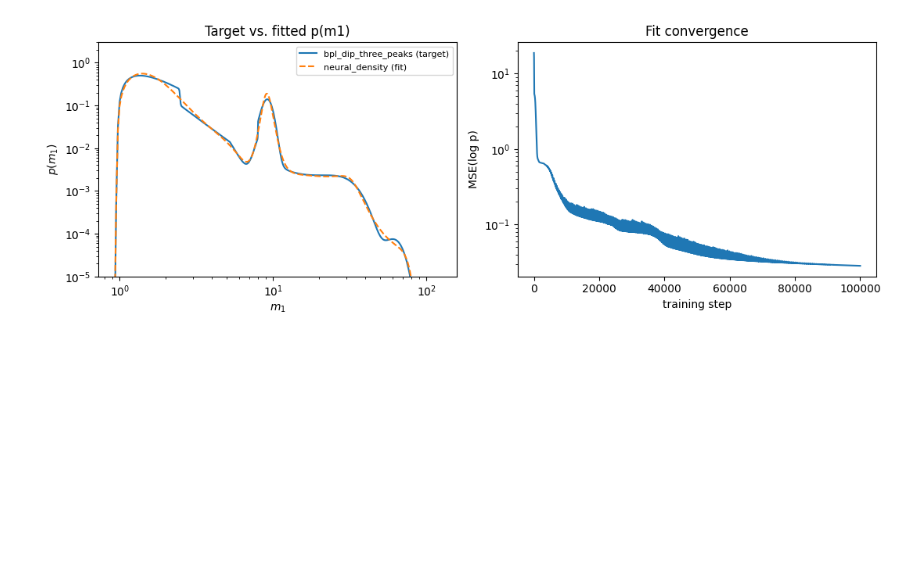
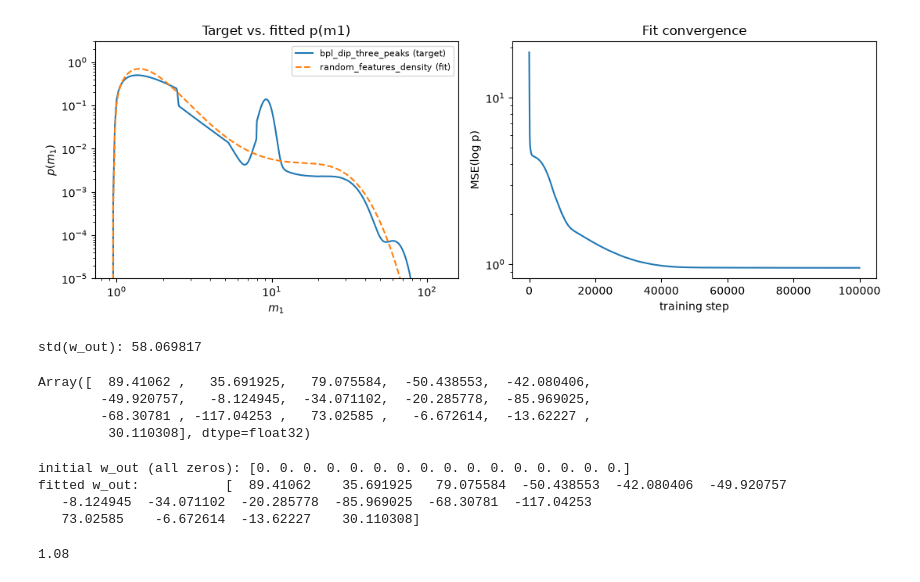
Before and after one commit to CosmoStatGW/CHIMERA, a Jupyter notebook: examples/nn.ipynb, the cells around one changed output. Cells and saved outputs as stored; diff of their text form; code cells hidden in the pictures; blank space fills up the shorter version.

```diff
--- a/examples/nn.ipynb
+++ b/examples/nn.ipynb
@@ -4,16 +4,16 @@ os.environ['CHIMERA_ENABLE_GPU'] = "True"
 sys.path.append(os.getcwd()+'/../')
 import jax.numpy as jnp
 import matplotlib.pyplot as plt
-from CHIMERA.population.mass.paired import neural_density
+from CHIMERA.population.mass.paired import random_features_density
 from CHIMERA.population.mass import p_m1m2, p_m1, pdf_joint_and_marg
 
 nn_config = dict(
-    hidden_size=8,
-    depth=2,
+    n_features=16,
+    feature_scale=1.0,
     input_size=1,
 )
 
-model = neural_density(**nn_config, alpha = 2.5,
+model = random_features_density(**nn_config,
                        m_low=0.9245569825399548,  m_high=124.20678928592034,
                       bottomsmooth=0.08456654031744229, topsmooth=0.07731696292920931)
 model
@@ -132,8 +126,18 @@ import matplotlib.pyplot as plt
 
 def fit_to_target_p_m1(target_model, base_model, n_grid=1000,
                         n_steps=5000, lr=3e-3, eps=1e-12, verbose=True):
-  """Fit `base_model`'s Ws/bs so p_m1(base_model, .) matches
+  """Fit `base_model.w_out` so p_m1(base_model, .) matches
   p_m1(target_model, .), by MSE regression in log-space.
+
+  NOTE: this cell is a diagnostic/expressiveness check only -- fitting
+  w_out against a target *parametric* shape like this is not how the
+  random-features model is meant to be used for actual population
+  inference. w_out is meant to be inferred directly inside the
+  hierarchical Bayesian fit (see priors["w_out"] in cell 1 above), with
+  no pretraining step and no dependence on an assumed target shape. This
+  cell instead answers a narrower question: how well can a K-feature
+  random basis approximate a *given* shape at all, as a sanity check on
+  `n_features` / `feature_scale` before using the model for inference.
 
   Log-space (rather than linear) is used because p(m1) spans several
   orders of magnitude (dip + peaks); a linear MSE would be dominated by
@@ -145,10 +149,10 @@ def fit_to_target_p_m1(target_model, base_model, n_grid=1000,
   ----------
   target_model : any CHIMERA paired mass model instance (e.g.
       `bpl_dip_three_peaks()`) whose p_m1 curve to reproduce.
-  base_model : a `neural_density` instance providing the architecture
-      and mass range to fit into, e.g.
-      `neural_density(hidden_size=4, depth=2, m_low=..., m_high=...)`.
-      Its current Ws/bs are just the optimizer's starting point.
+  base_model : a `random_features_density` instance providing the fixed
+      random basis (W_hidden/b_hidden) and mass range to fit into, e.g.
+      `random_features_density(n_features=16, m_low=..., m_high=...)`.
+      Its current w_out is just the optimizer's starting point.
   n_grid : number of log-spaced m1 points used for the regression.
   lr : peak learning rate. Adam uses a cosine decay from `lr` down to
       `0.01 * lr` over `n_steps`, rather than a fixed rate -- helps the
@@ -159,7 +163,7 @@ def fit_to_target_p_m1(target_model, base_model, n_grid=1000,
 
   Returns
   -------
-  fitted_model : base_model with the fitted Ws/bs plugged in.
+  fitted_model : base_model with the fitted w_out plugged in.
   losses : jnp.ndarray, per-step training loss.
   """
 
@@ -171,14 +175,10 @@ def fit_to_target_p_m1(target_model, base_model, n_grid=1000,
   target = p_m1(target_model, m_grid)
   log_target = jnp.log(target + eps)
 
-  params0 = (base_model.Ws, base_model.bs) #
+  params0 = base_model.w_out
 
-  def loss_fn(params):
-    Ws, bs = params
-    model = base_model.update(
-      Ws=Ws,
-      bs=bs,
-    )
+  def loss_fn(w_out):
+    model = base_model.update(w_out=w_out)
     pred = p_m1(model, m_grid)
     log_pred = jnp.log(pred + eps)
     return jnp.mean((log_pred - log_target) ** 2)
@@ -205,8 +205,7 @@ def fit_to_target_p_m1(target_model, base_model, n_grid=1000,
     if verbose and i % 5_000 == 0:
       print(f"  step {i:5d}  MSE(log p) = {loss:.3e}")
 
-  Ws, bs = params
-  fitted_model = base_model.update(Ws=Ws, bs=bs)
+  fitted_model = base_model.update(w_out=params)
   if verbose:
     print(f"  step {n_steps:5d}  MSE(log p) = {losses[-1]:.3e}  (final)")
 
@@ -215,8 +214,8 @@ def fit_to_target_p_m1(target_model, base_model, n_grid=1000,
 
 model_target = bpl_dip_three_peaks()
 
-base_model = neural_density(
-    hidden_size=8, depth=2,
+base_model = random_features_density(
+    n_features=16, feature_scale=1.0,
     bottomsmooth=model_target.bottomsmooth, topsmooth=model_target.topsmooth,
     m_low=model_target.m_low, m_high=model_target.m_high,
 )
@@ -230,7 +229,7 @@ pdf_fit = p_m1(fitted_model, m1)
 fig, axes = plt.subplots(1, 2, figsize=(11, 4))
 
 axes[0].plot(m1, pdf_target, label="bpl_dip_three_peaks (target)")
-axes[0].plot(m1, pdf_fit, "--", label="neural_density (fit)")
+axes[0].plot(m1, pdf_fit, "--", label="random_features_density (fit)")
 axes[0].set_xscale("log")
 axes[0].set_yscale("log")
 axes[0].set_ylim(1e-5, 3)
@@ -264,2 +263,2 @@ plt.show()
-[figure, old version]
+[figure, new version]
 # %%
@@ -268,10 +266,23 @@ plt.show()
 # %%
-for i in range(len(fitted_model.Ws)):
-    print(jnp.std(fitted_model.Ws[i]))
+print("std(w_out):", jnp.std(fitted_model.w_out))
+fitted_model.w_out
+# %% [output]
+std(w_out): 58.069817
+Array([  89.41062 ,   35.691925,   79.075584,  -50.438553,  -42.080406,
+        -49.920757,   -8.124945,  -34.071102,  -20.285778,  -85.969025,
+        -68.30781 , -117.04253 ,   73.02585 ,   -6.672614,  -13.62227 ,
+         30.110308], dtype=float32)
 # %%
-for i in range(len(fitted_model.bs)):
-    print(jnp.std(fitted_model.bs[i]))
+print("initial w_out (all zeros):", base_model.w_out)
+print("fitted w_out:          ", fitted_model.w_out)
+# %% [output]
+initial w_out (all zeros): [0. 0. 0. 0. 0. 0. 0. 0. 0. 0. 0. 0. 0. 0. 0. 0.]
+fitted w_out:           [  89.41062    35.691925   79.075584  -50.438553  -42.080406  -49.920757
+   -8.124945  -34.071102  -20.285778  -85.969025  -68.30781  -117.04253
+   73.02585    -6.672614  -13.62227    30.110308]
 # %%
-fitted_model.alpha
+fitted_model.beta
+# %% [output]
+1.08
 # %%
 model_target
```
Also changed, not shown: parts of 7 cells of this notebook, 2 other files.
